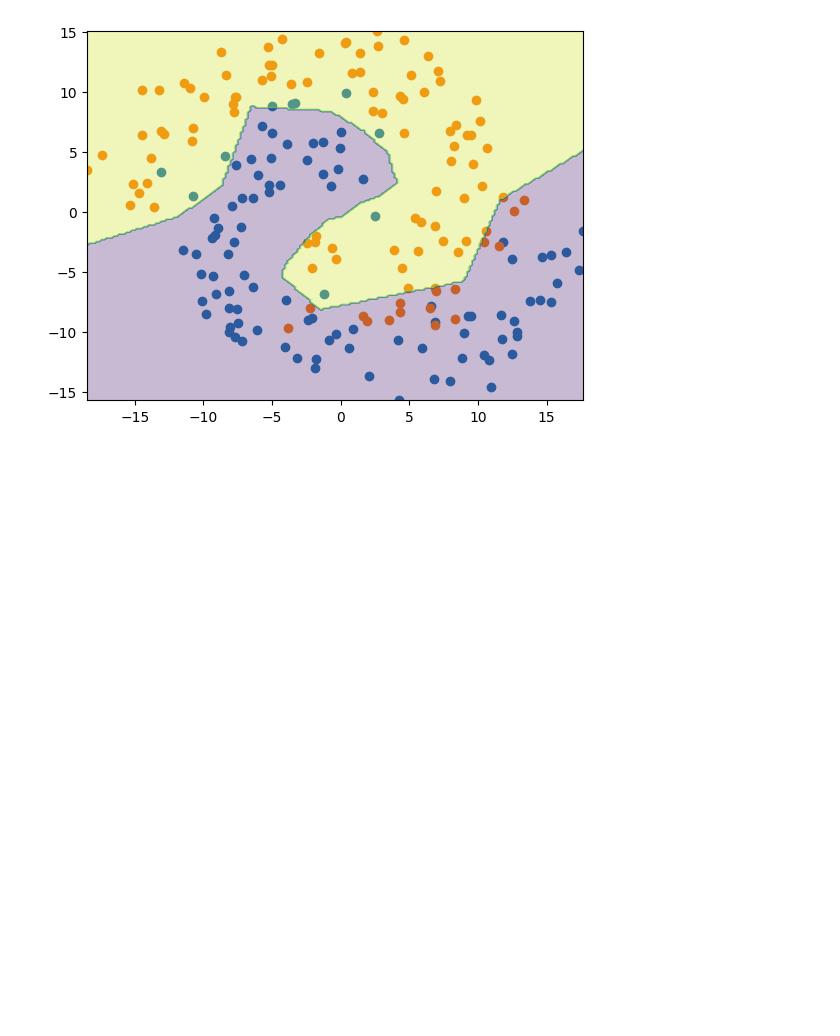
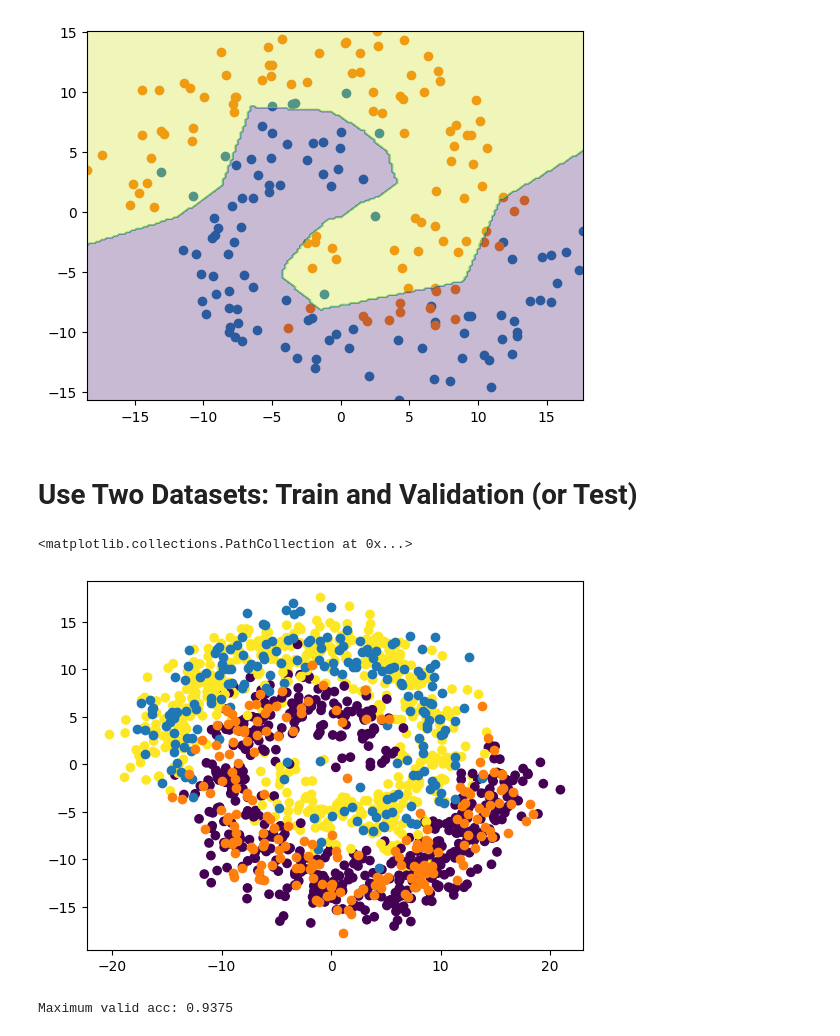
Before and after one commit to jdasam/mas1004, a Jupyter notebook: live_coding/3_binary_classification.ipynb, the cells around one changed output. Cells and saved outputs as stored; diff of their text form; code cells hidden in the pictures; blank space fills up the shorter version.

```diff
--- a/live_coding/3_binary_classification.ipynb
+++ b/live_coding/3_binary_classification.ipynb
@@ -359,3 +362,56 @@ visualize_decision_boundary(model, test_data, test_label)
 visualize_decision_boundary(model, test_data, test_label)
 # %% [output]
 [figure]
+# %% [markdown]
+# Use Two Datasets: Train and Validation (or Test)
+# %%
+train_data, train_label = create_spiral_dataset(500, 2.0)
+test_data, test_label = create_spiral_dataset(200, 2.0)
+# %%
+plt.scatter(train_data[:,0], train_data[:,1], c=train_label)
+plt.scatter(test_data[test_label[:,0]==1,0], test_data[test_label[:,0]==1,1])
+plt.scatter(test_data[test_label[:,0]==0,0], test_data[test_label[:,0]==0,1])
+# %% [output]
+<matplotlib.collections.PathCollection at 0x...>
+[figure, added]
+# %%
+# tqdm helps to visualize the progress bar in iteration
+from tqdm.auto import tqdm
+
+model = Classifier(hidden_size=16)
+optimizer = torch.optim.Adam(model.parameters())
+model = model.cuda() # move it to gpu
+train_data = train_data.cuda()
+train_label = train_label.cuda()
+test_data = test_data.cuda()
+test_label = test_label.cuda()
+
+num_iter = 1000
+loss_record = []
+valid_loss_record = []
+valid_acc_record = []
+
+for iter in tqdm(range(num_iter)):
+  logit = model(train_data) # logit is value before sigmoid
+  prob = logit.sigmoid()
+  # loss = (prob - label) ** 2 # square error
+  # loss = loss.mean()
+  loss = get_binary_cross_entropy(prob, train_label)
+  loss.backward() # backpropagation: make the gradient
+  optimizer.step() # update parameters
+  optimizer.zero_grad() # reset the gradient
+  loss_record.append(loss.item())
+
+  # do the same loss calculation for test set
+  logit = model(test_data) # logit is value before sigmoid
+  prob = logit.sigmoid()
+  loss = get_binary_cross_entropy(prob, test_label)
+  # we do not backpropagate the loss during validation
+  valid_loss_record.append(loss.item())
+
+  valid_acc = get_accuracy(prob, test_label)
+  valid_acc_record.append(valid_acc)
+
+print(f"Maximum valid acc: {max(valid_acc_record)}")
+# %% [output]
+Maximum valid acc: 0.9375
```
Also changed, not shown: parts of 7 cells of this notebook.
